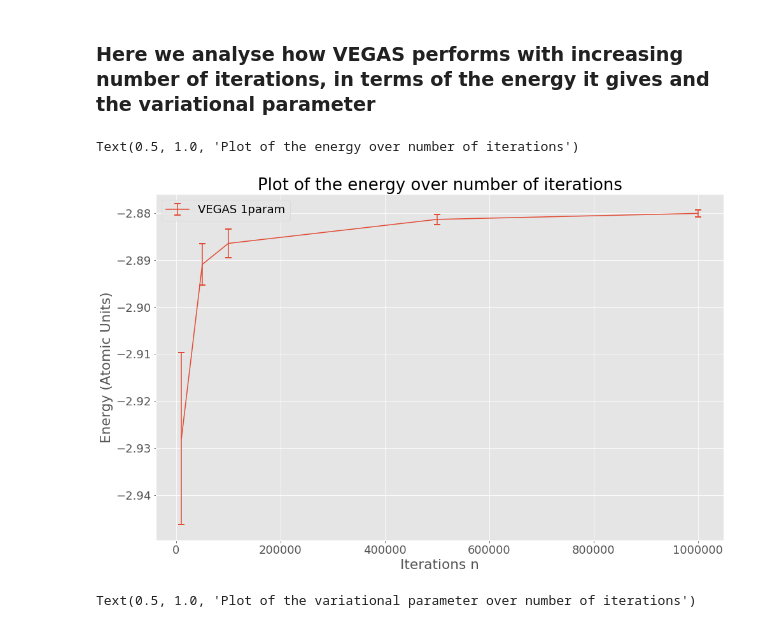
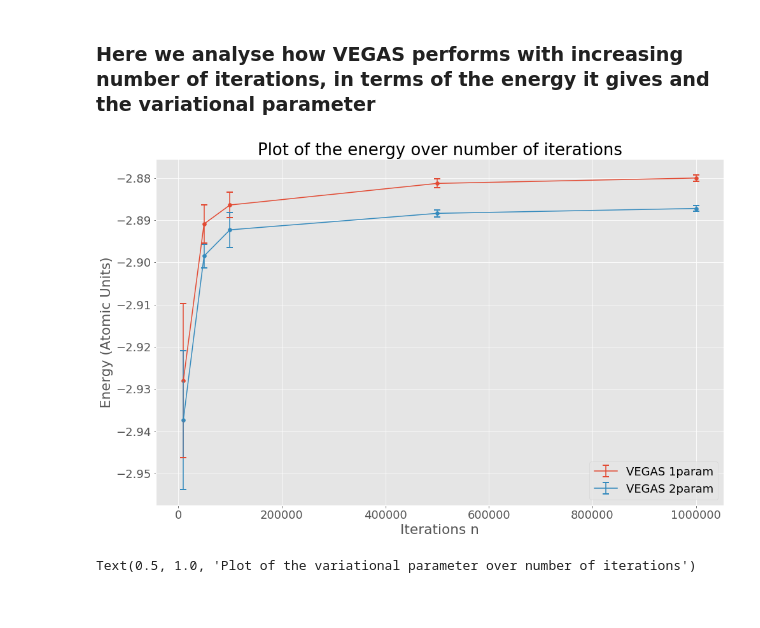
Before and after one commit to metrosierra/quVario, a Jupyter notebook: helium_markii/__results__/processed/vegas_analysis.ipynb, the cells around one changed output. Saved outputs shown, nothing was run; the diff lists cells and outputs as text; code cells hidden in the pictures.

Commit message:
Vegas twopara complete

```diff
--- a/helium_markii/__results__/processed/vegas_analysis.ipynb
+++ b/helium_markii/__results__/processed/vegas_analysis.ipynb
@@ -8,25 +10,35 @@ import matplotlib.pyplot as plt
 ### Here we analyse how VEGAS performs with increasing number of iterations, in terms of the energy it gives and the variational parameter
 # %%
 #import and unpack data
-iters, energy, alpha, estd,astd = np.loadtxt('vegas_iter_comparison.csv', delimiter=',', skiprows=1, unpack=1)
+iters, energy, alpha, estd,astd = np.loadtxt('vegas_1param_iter_processed.csv', delimiter=',', skiprows=1, unpack=1)
+iters, twop_energy, twop_estd = np.loadtxt('vegas_2param_iter_processed.csv', delimiter=',', skiprows=1, unpack=1)
 # %%
 plt.style.use('ggplot')
 plt.rcParams.update({'font.size': 18})
 plt.figure(figsize=(16,10))
 
 mew = 2
 cs = 5
+
+
+def get_color(indx):
+    return list(plt.rcParams['axes.prop_cycle'])[indx]['color']
+
 plt.xlabel('Iterations n')
 plt.ylabel('Energy (Atomic Units)')
-plt.errorbar(iters,energy, yerr = estd, mew = 2, capsize=cs, label='VEGAS 1param')
+color = get_color(0)
+plt.errorbar(iters,energy, yerr = estd, mew = mew, capsize=cs, label='VEGAS 1param', color = color)
+plt.scatter(iters,energy)
+color = get_color(1)
+plt.errorbar(iters,twop_energy, yerr = twop_estd, mew = mew, capsize=cs, label='VEGAS 2param', color=color)
+plt.scatter(iters,twop_energy)
 plt.legend()
 
 plt.title('Plot of the energy over number of iterations')
-#plt.savefig('1param_energy_comp')
+plt.savefig('vegas_energy_comp')
 plt.show()
 # %% [output]
-Text(0.5, 1.0, 'Plot of the energy over number of iterations')
-[figure, old version]
+[figure, new version]
 # %%
 plt.style.use('ggplot')
 plt.rcParams.update({'font.size': 18})
```
Also changed, not shown: parts of 2 cells of this notebook, 10 other files.
